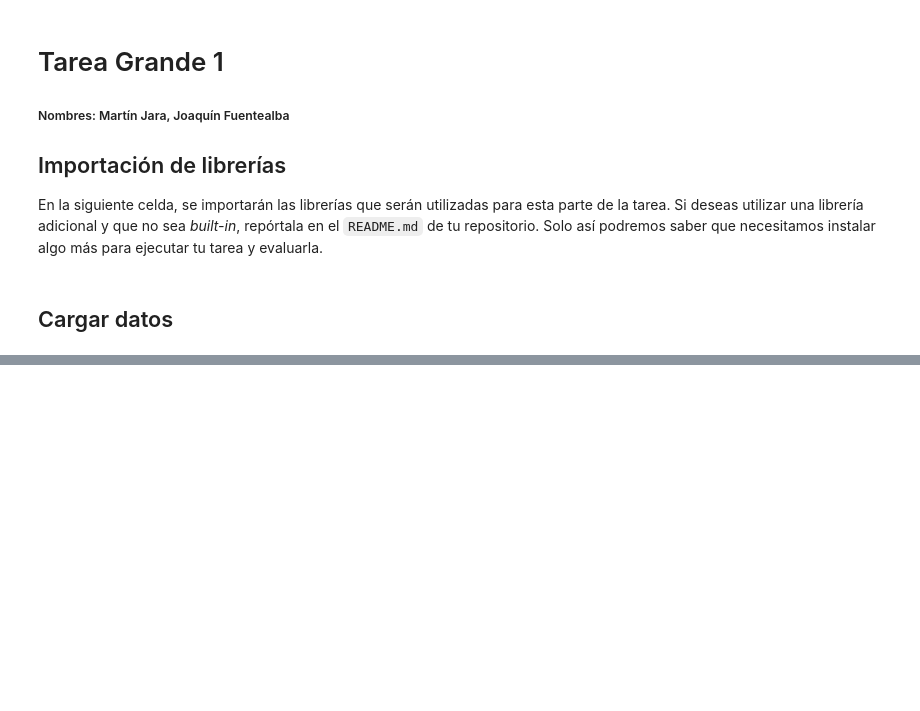
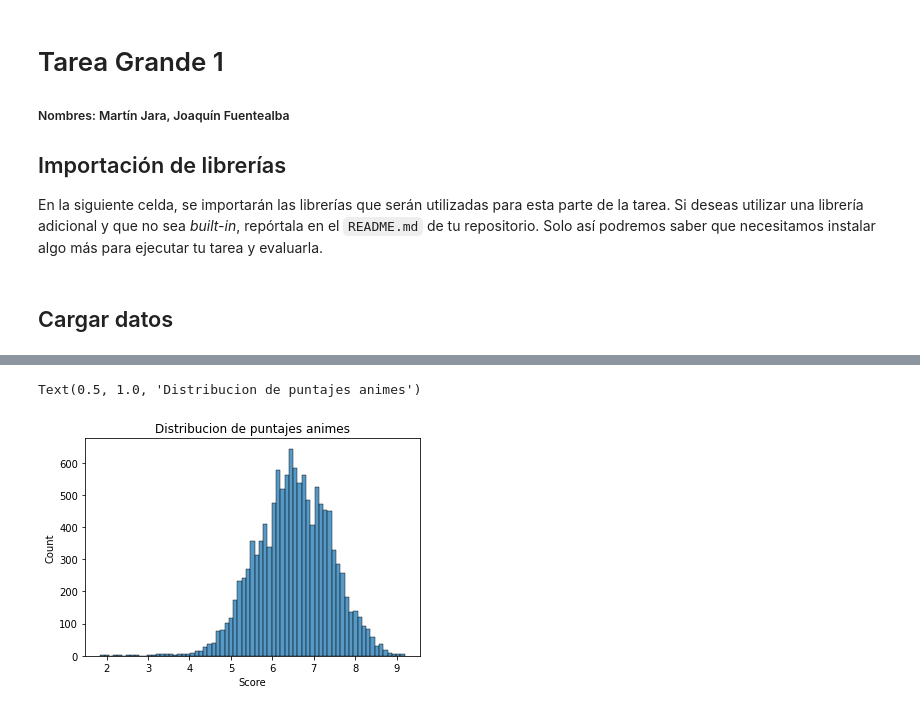
Before and after one commit to martinjaraf/supertarea, a Jupyter notebook: parte_1/Parte_1.ipynb, the cells around one changed output, grey strips where cells are left out. Saved outputs shown, nothing was run; the diff lists cells and outputs as text; code cells hidden in the pictures; blank space fills up the shorter version.

```diff
--- a/parte_1/Parte_1.ipynb
+++ b/parte_1/Parte_1.ipynb
@@ -15,3 +16,5 @@ import os
 # %%
 #averiguar como llegar al csv anime_clean
 #en carpeta dataset desde carpeta parte_1
+data_animes = path= "./../dataset/"
+data_animes = pd.read_csv (path + 'anime_clean.csv', sep = ',')
@@ -19,0 +35,7 @@ SyntaxError: unexpected character after line continuation character (<ipython-in
+# %%
+scores_animes = data_animes["Score"]
+# %%
+sns.histplot(scores_animes).set_title('Distribucion de puntajes animes')
+# %% [output]
+Text(0.5, 1.0, 'Distribucion de puntajes animes')
+[figure, added]
```
Also changed, not shown: parts of 18 cells of this notebook, 1 other file.
